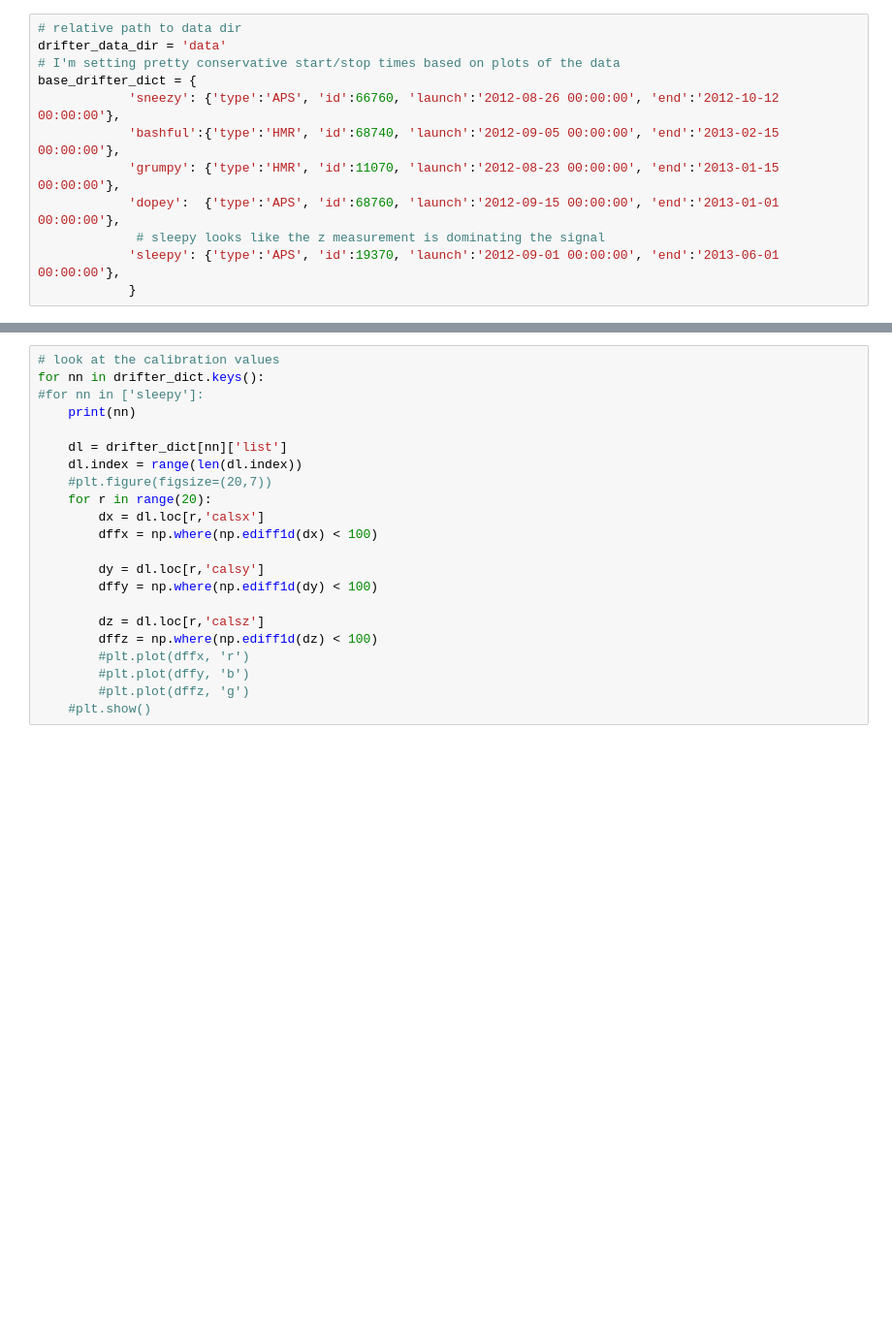
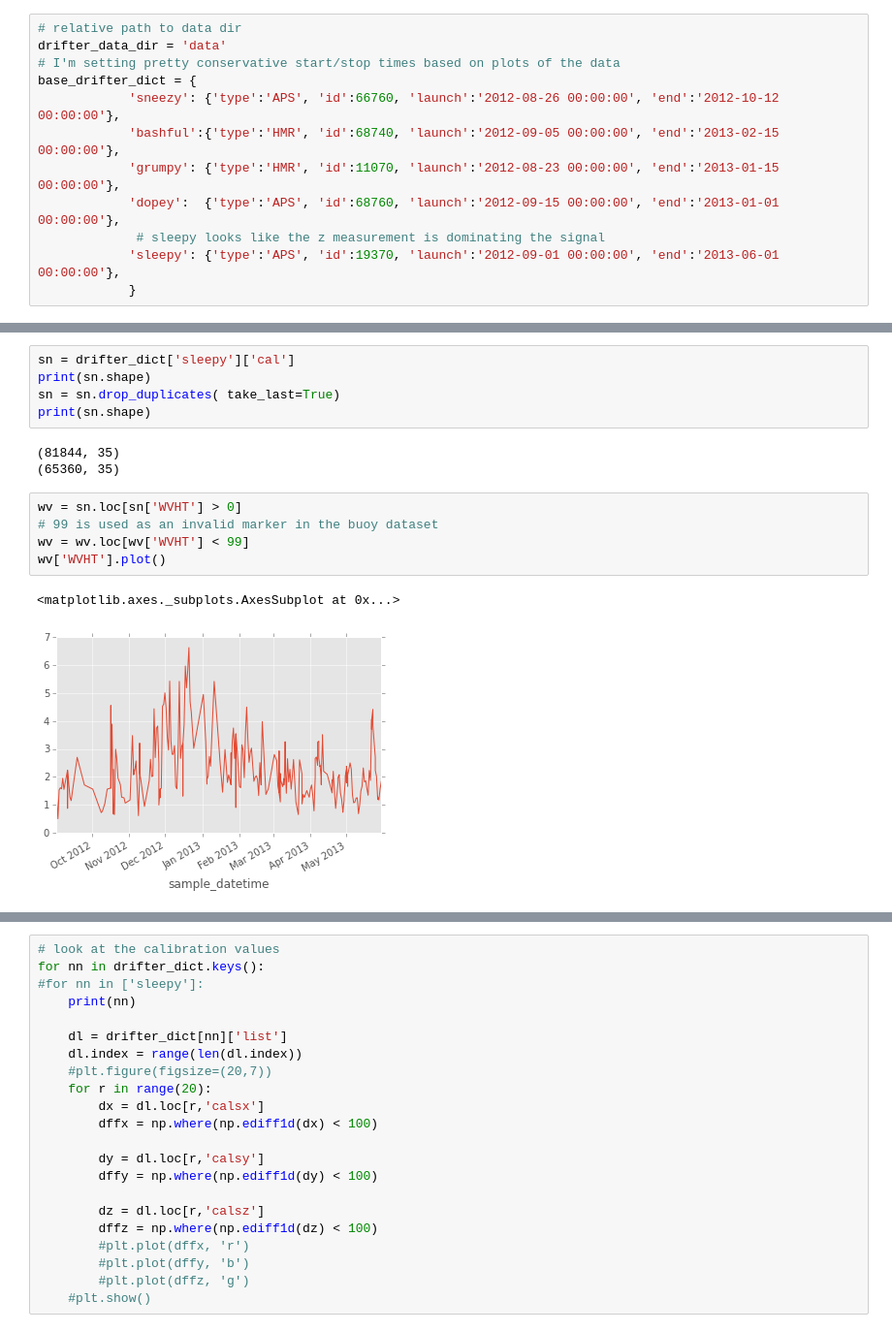
Before and after one commit to johannah/drifters, a Jupyter notebook: index.ipynb, the cells around one changed output, grey strips where cells are left out. Shown at 97% size. Cells and saved outputs as stored; diff of their text form; blank space fills up the shorter version.

```diff
--- a/index.ipynb
+++ b/index.ipynb
@@ -55,0 +42,16 @@ Loading sneezy and writing measured and calibration data files
+# %%
+sn = drifter_dict['sleepy']['cal']
+print(sn.shape)
+sn = sn.drop_duplicates( take_last=True)
+print(sn.shape)
+# %% [output]
+(81844, 35)
+(65360, 35)
+# %%
+wv = sn.loc[sn['WVHT'] > 0]
+# 99 is used as an invalid marker in the buoy dataset
+wv = wv.loc[wv['WVHT'] < 99]
+wv['WVHT'].plot()
+# %% [output]
+<matplotlib.axes._subplots.AxesSubplot at 0x...>
+[figure, added]
```
Also changed, not shown: parts of 7 cells of this notebook.
